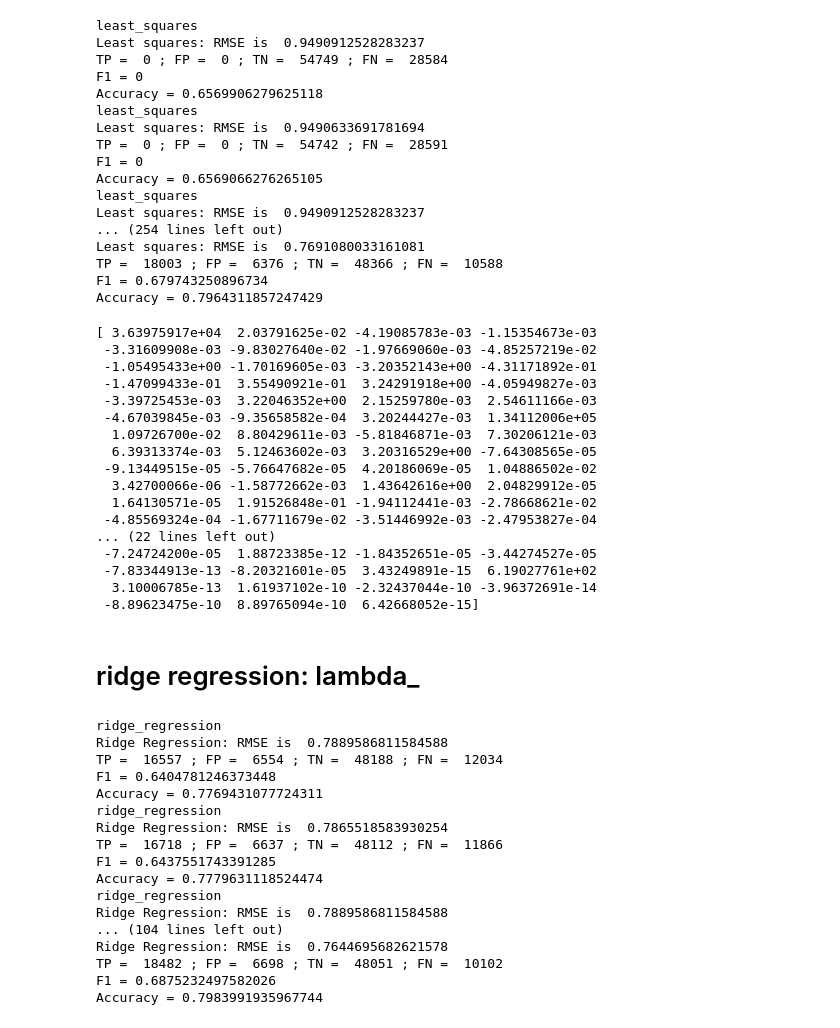
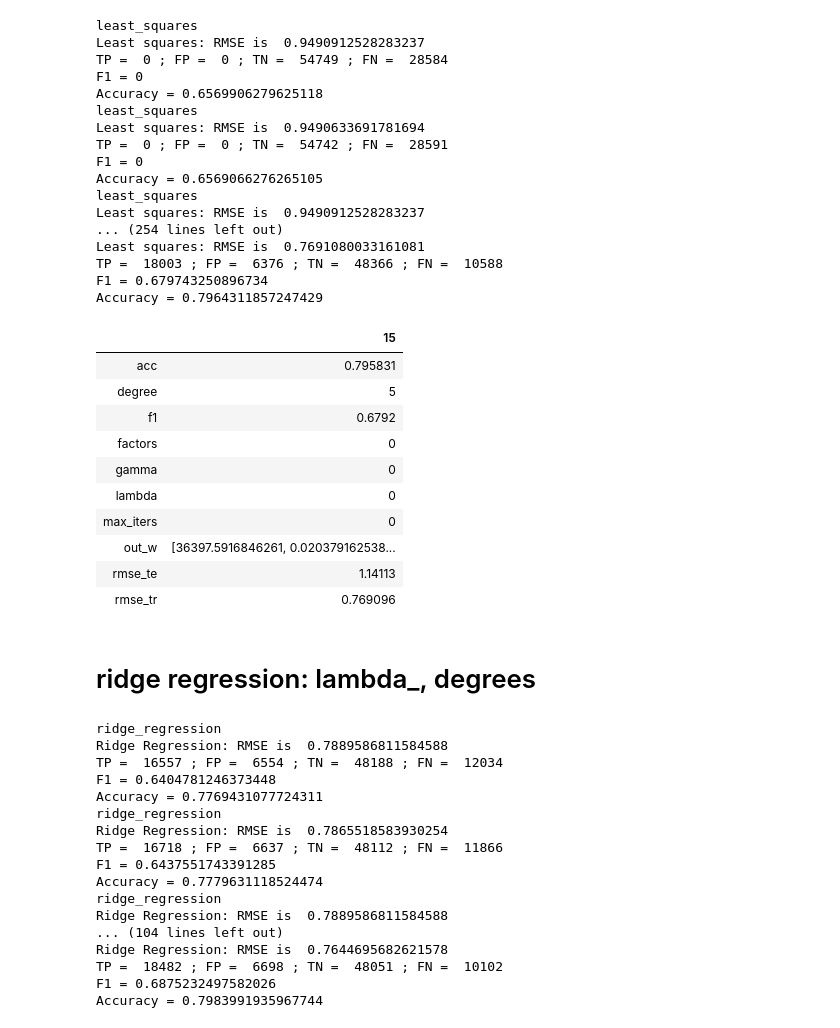
Before and after one commit to tbrants/Machine-learning, a Jupyter notebook: thursday_project1_v4_cleaningup.ipynb, the cells around one changed output. Cells and saved outputs as stored; diff of their text form; code cells hidden in the pictures.

```diff
--- a/thursday_project1_v4_cleaningup.ipynb
+++ b/thursday_project1_v4_cleaningup.ipynb
@@ -254,28 +298,22 @@ Accuracy = 0.7964311857247429
 # %%
 #find parameters that maximize accuracy
 results = pd.DataFrame(pd_filled_LS.loc[pd_filled_LS['acc'].idxmax()])
 out_w_ls = results.iloc[[6]][15][0]
-print(out_w_ls)
+results
 # %% [output]
-[ 3.63975917e+04  2.03791625e-02 -4.19085783e-03 -1.15354673e-03
- -3.31609908e-03 -9.83027640e-02 -1.97669060e-03 -4.85257219e-02
- -1.05495433e+00 -1.70169605e-03 -3.20352143e+00 -4.31171892e-01
- -1.47099433e-01  3.55490921e-01  3.24291918e+00 -4.05949827e-03
- -3.39725453e-03  3.22046352e+00  2.15259780e-03  2.54611166e-03
- -4.67039845e-03 -9.35658582e-04  3.20244427e-03  1.34112006e+05
-  1.09726700e-02  8.80429611e-03 -5.81846871e-03  7.30206121e-03
-  6.39313374e-03  5.12463602e-03  3.20316529e+00 -7.64308565e-05
- -9.13449515e-05 -5.76647682e-05  4.20186069e-05  1.04886502e-02
-  3.42700066e-06 -1.58772662e-03  1.43642616e+00  2.04829912e-05
-  1.64130571e-05  1.91526848e-01 -1.94112441e-03 -2.78668621e-02
- -4.85569324e-04 -1.67711679e-02 -3.51446992e-03 -2.47953827e-04
-... (22 lines left out)
- -7.24724200e-05  1.88723385e-12 -1.84352651e-05 -3.44274527e-05
- -7.83344913e-13 -8.20321601e-05  3.43249891e-15  6.19027761e+02
-  3.10006785e-13  1.61937102e-10 -2.32437044e-10 -3.96372691e-14
- -8.89623475e-10  8.89765094e-10  6.42668052e-15]
+|  | 15 |
+| acc | 0.795831 |
+| degree | 5 |
+| f1 | 0.6792 |
+| factors | 0 |
+| gamma | 0 |
+| lambda | 0 |
+| max_iters | 0 |
+| out_w | [36397.5916846261, 0.020379162538... |
+| rmse_te | 1.14113 |
+| rmse_tr | 0.769096 |
 # %% [markdown]
-# ridge regression: lambda_
+# ridge regression: lambda_, degrees
 # %%
 lambdas = [0, 1e-11]
 gammas = [0]
```
Also changed, not shown: parts of 17 cells of this notebook, 2 other files.
